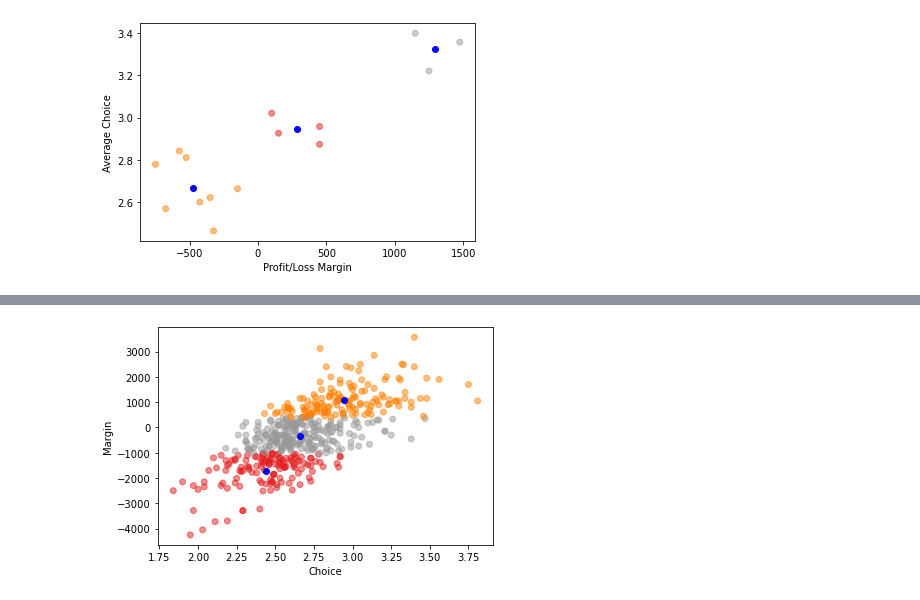
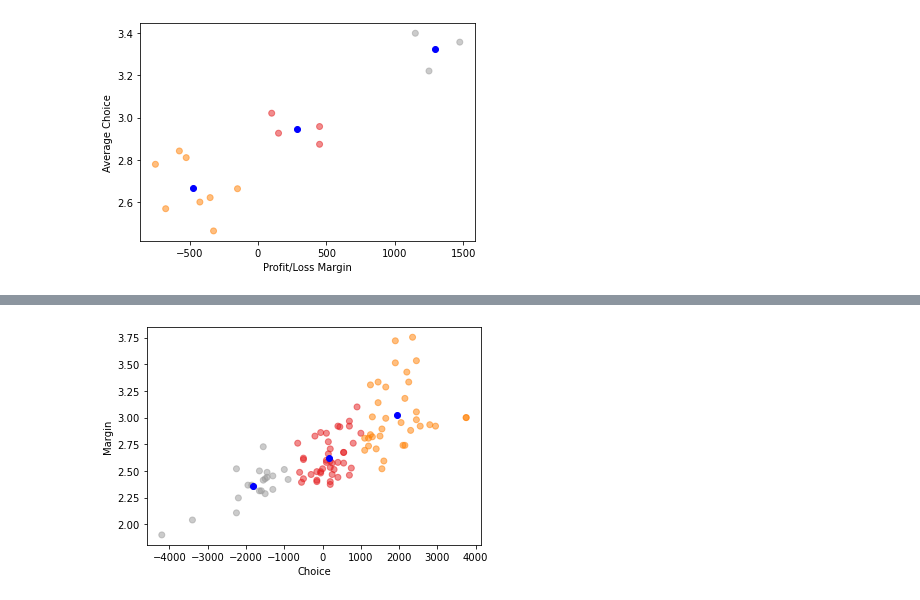
Before and after one commit to kiansweeney11/ca4015-assignment-1, a Jupyter notebook: clustering.ipynb, the cells around one changed output, grey strips where cells are left out. Saved outputs shown, nothing was run; the diff lists cells and outputs as text; code cells hidden in the pictures.

Commit message:
update-cluster-again

```diff
--- a/clustering.ipynb
+++ b/clustering.ipynb
@@ -58,8 +68,11 @@ centroids_betas = kmeans_margin_choice100.cluster_centers_
+# %%
+kmeans_margin_choice150 = KMeans(n_clusters=3).fit(cleaned150[["Margin", "Average Choice"]])
+centroids_betas = kmeans_margin_choice150.cluster_centers_
 # %%
-plt.scatter(cleaned100['Average Choice'], cleaned100['Margin'], c= kmeans_margin_choice100.labels_, cmap = "Set1", alpha=0.5)
+plt.scatter(cleaned150['Margin'], cleaned150['Average Choice'], c= kmeans_margin_choice150.labels_, cmap = "Set1", alpha=0.5)
 plt.scatter(centroids_betas[:, 0], centroids_betas[:, 1], c='blue')
 plt.xlabel('Choice')
 plt.ylabel('Margin')
 plt.show()
 # %% [output]
-[figure, old version]
+[figure, new version]
```
Also changed, not shown: parts of 5 cells of this notebook.
